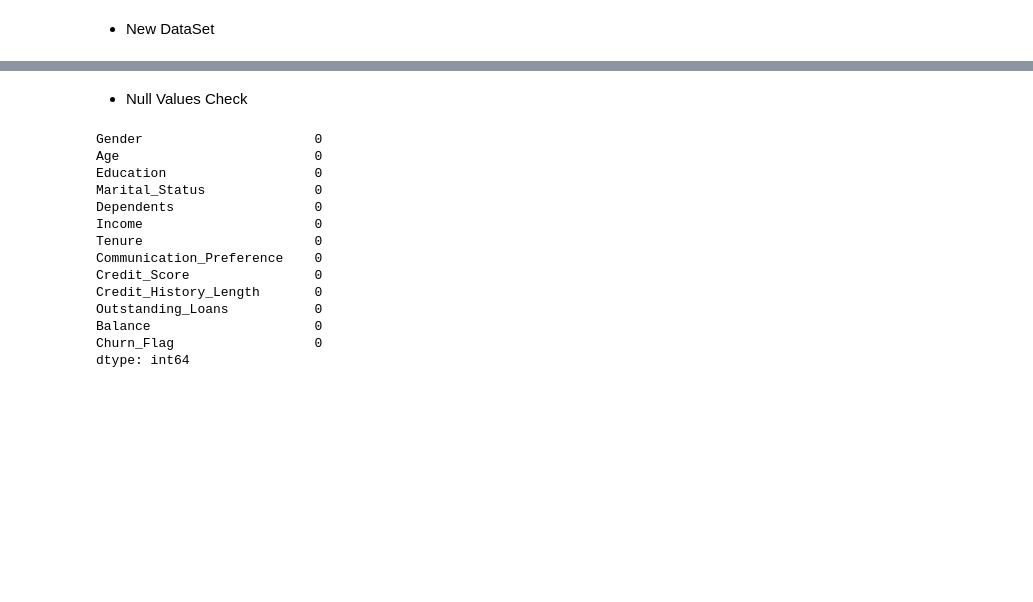
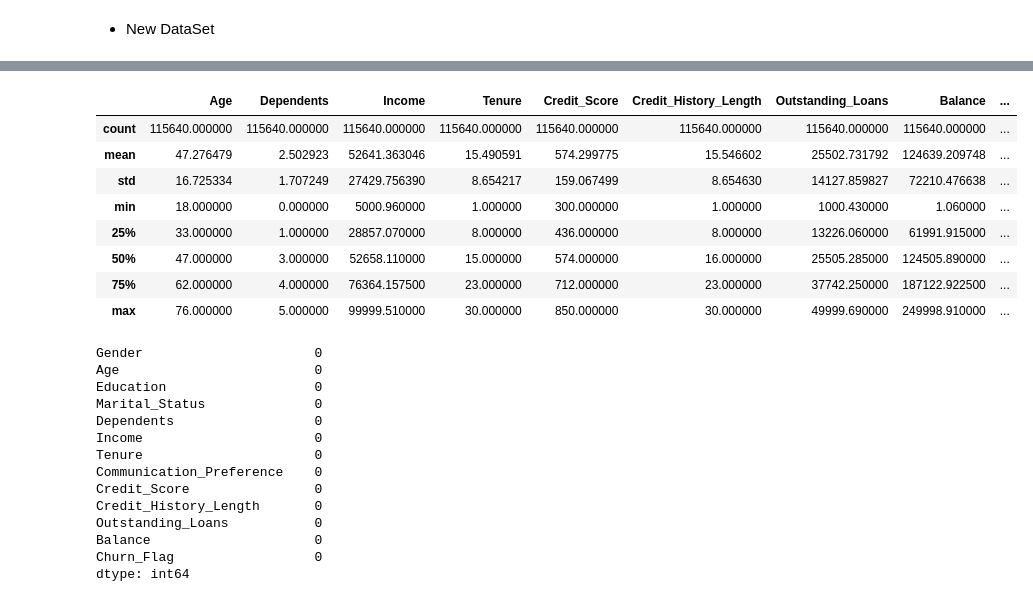
Before and after one commit to CHZ-01/Bank_Churn_Predicition, a Jupyter notebook: Bank_Churn_ML.ipynb, the cells around one changed output, grey strips where cells are left out. Cells and saved outputs as stored; diff of their text form; code cells hidden in the pictures; blank space fills up the shorter version.

```diff
--- a/Bank_Churn_ML.ipynb
+++ b/Bank_Churn_ML.ipynb
@@ -91,5 +104,15 @@ df_new.head()
-# %% [markdown]
-* Null Values Check
+# %%
+df_new.describe()
+# %% [output]
+|  | Age | Dependents | Income | Tenure | Credit_Score | Credit_History_Length | Outstanding_Loans | Balance | ... |
+| count | 115640.000000 | 115640.000000 | 115640.000000 | 115640.000000 | 115640.000000 | 115640.000000 | 115640.000000 | 115640.000000 | ... |
+| mean | 47.276479 | 2.502923 | 52641.363046 | 15.490591 | 574.299775 | 15.546602 | 25502.731792 | 124639.209748 | ... |
+| std | 16.725334 | 1.707249 | 27429.756390 | 8.654217 | 159.067499 | 8.654630 | 14127.859827 | 72210.476638 | ... |
+| min | 18.000000 | 0.000000 | 5000.960000 | 1.000000 | 300.000000 | 1.000000 | 1000.430000 | 1.060000 | ... |
+| 25% | 33.000000 | 1.000000 | 28857.070000 | 8.000000 | 436.000000 | 8.000000 | 13226.060000 | 61991.915000 | ... |
+| 50% | 47.000000 | 3.000000 | 52658.110000 | 15.000000 | 574.000000 | 16.000000 | 25505.285000 | 124505.890000 | ... |
+| 75% | 62.000000 | 4.000000 | 76364.157500 | 23.000000 | 712.000000 | 23.000000 | 37742.250000 | 187122.922500 | ... |
+| max | 76.000000 | 5.000000 | 99999.510000 | 30.000000 | 850.000000 | 30.000000 | 49999.690000 | 249998.910000 | ... |
 # %%
 df_new.isna().sum()
 # %% [output]
```
Also changed, not shown: parts of 34 cells of this notebook, 5 other files.
